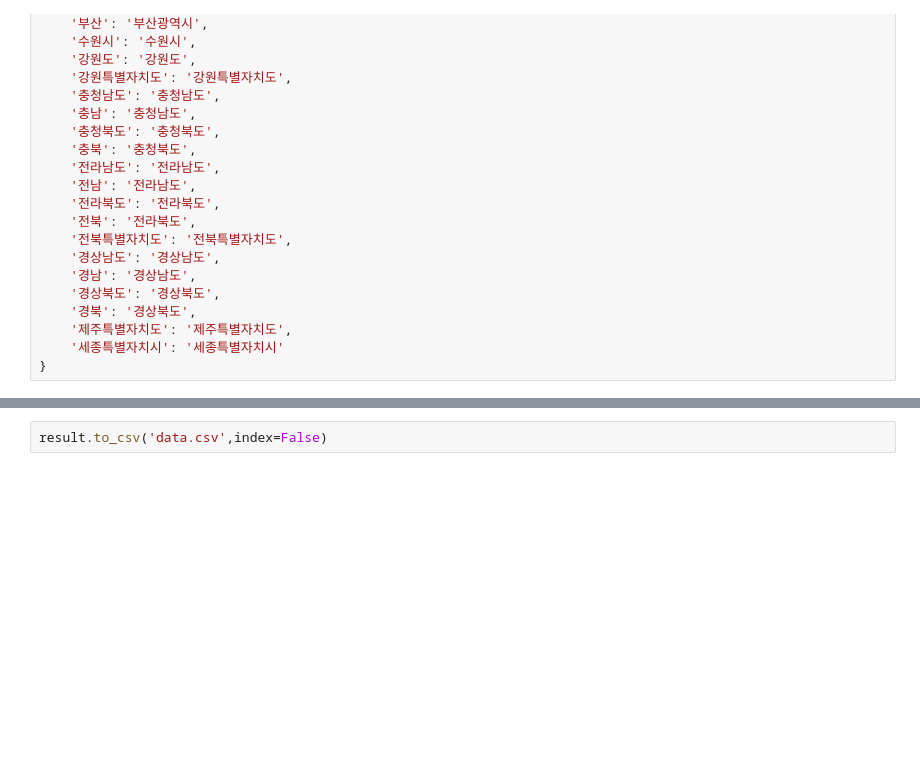
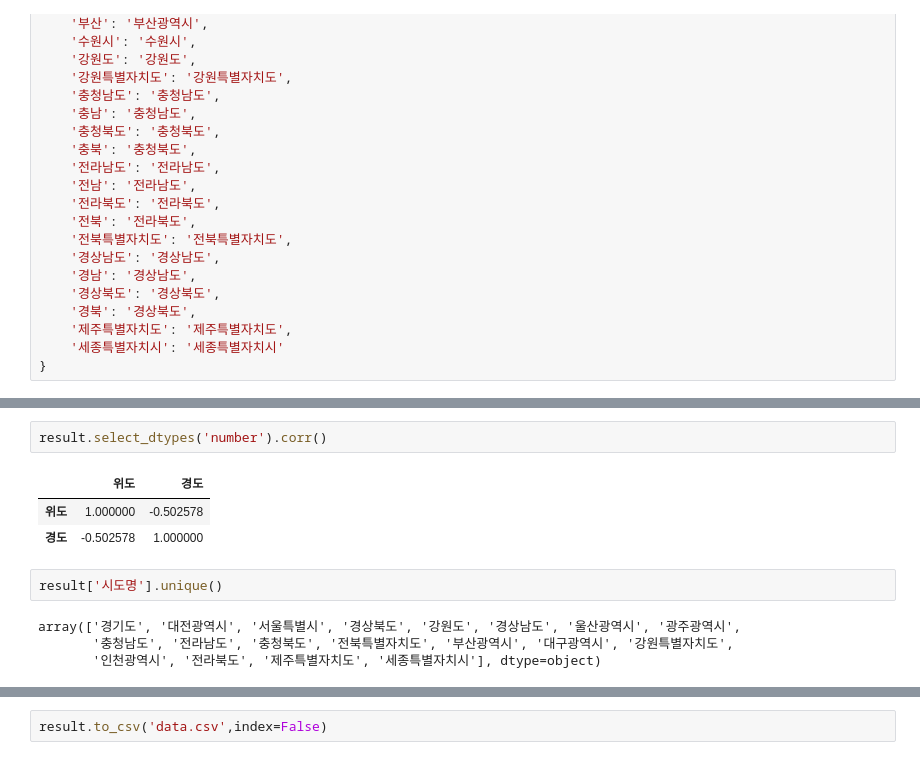
Before and after one commit to anyoungjin20040106/localData, a Jupyter notebook: dataset.ipynb, the cells around one changed output, grey strips where cells are left out. Drawn from its saved outputs; the diff is of its cells as text; blank space fills up the shorter version.

```diff
--- a/dataset.ipynb
+++ b/dataset.ipynb
@@ -401,0 +375,12 @@ result
+# %%
+result.select_dtypes('number').corr()
+# %% [output]
+|  | 위도 | 경도 |
+| 위도 | 1.000000 | -0.502578 |
+| 경도 | -0.502578 | 1.000000 |
+# %%
+result['시도명'].unique()
+# %% [output]
+array(['경기도', '대전광역시', '서울특별시', '경상북도', '강원도', '경상남도', '울산광역시', '광주광역시',
+       '충청남도', '전라남도', '충청북도', '전북특별자치도', '부산광역시', '대구광역시', '강원특별자치도',
+       '인천광역시', '전라북도', '제주특별자치도', '세종특별자치시'], dtype=object)
```
Also changed, not shown: parts of 28 cells of this notebook, 1 other file.
